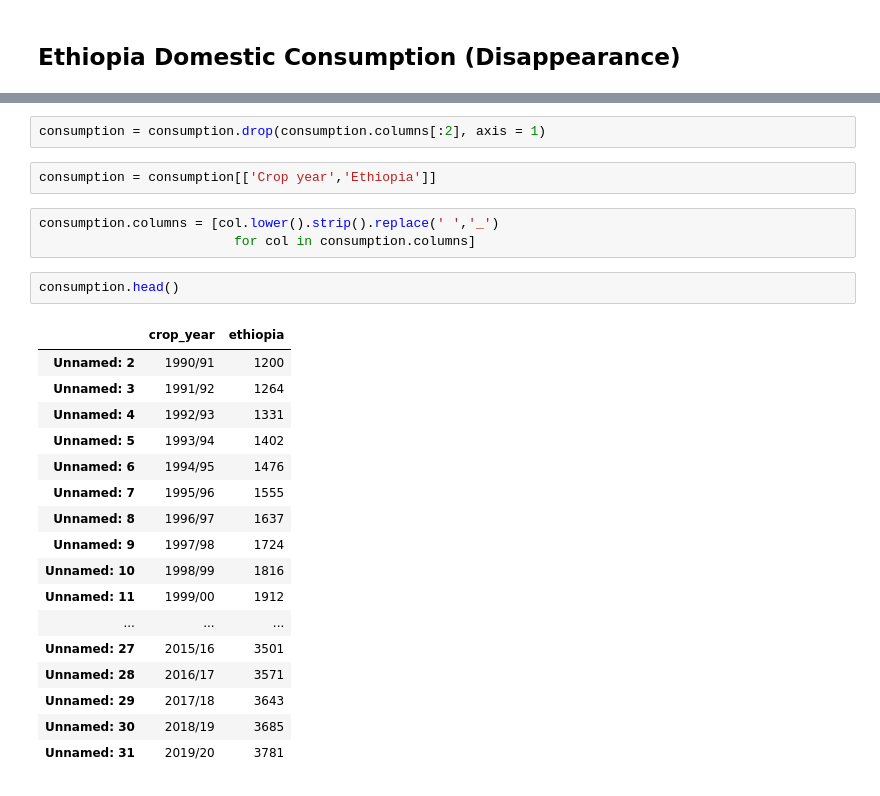
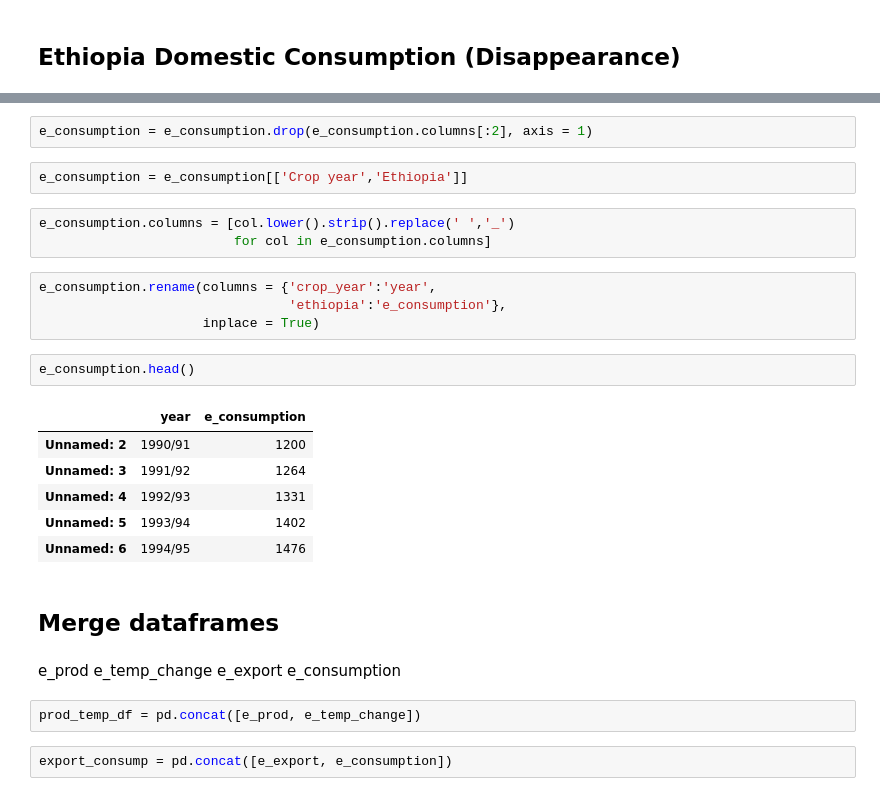
Before and after one commit to sanghyuns/Climate_Change_vs_Coffee_Production, a Jupyter notebook: Shawn.ipynb, the cells around one changed output, grey strips where cells are left out. Saved outputs shown, nothing was run; the diff lists cells and outputs as text.

```diff
--- a/Shawn.ipynb
+++ b/Shawn.ipynb
@@ -133,29 +128,33 @@ consumption.head()
 | Unnamed: 6 | NaN | NaN | 1994/95 | NaN | 11506.499 | 25 | ... |
 5 rows × 67 columns
 # %%
-consumption = consumption.drop(consumption.columns[:2], axis = 1)
+e_consumption = e_consumption.drop(e_consumption.columns[:2], axis = 1)
 # %%
-consumption = consumption[['Crop year','Ethiopia']]
+e_consumption = e_consumption[['Crop year','Ethiopia']]
 # %%
-consumption.columns = [col.lower().strip().replace(' ','_')
-                         for col in consumption.columns]
+e_consumption.columns = [col.lower().strip().replace(' ','_')
+                         for col in e_consumption.columns]
+# %%
+e_consumption.rename(columns = {'crop_year':'year',
+                                'ethiopia':'e_consumption'},
+                     inplace = True)
 # %%
-consumption.head()
+e_consumption.head()
 # %% [output]
-|  | crop_year | ethiopia |
+|  | year | e_consumption |
 | Unnamed: 2 | 1990/91 | 1200 |
 | Unnamed: 3 | 1991/92 | 1264 |
 | Unnamed: 4 | 1992/93 | 1331 |
 | Unnamed: 5 | 1993/94 | 1402 |
 | Unnamed: 6 | 1994/95 | 1476 |
-| Unnamed: 7 | 1995/96 | 1555 |
-| Unnamed: 8 | 1996/97 | 1637 |
-| Unnamed: 9 | 1997/98 | 1724 |
-| Unnamed: 10 | 1998/99 | 1816 |
-| Unnamed: 11 | 1999/00 | 1912 |
-| ... | ... | ... |
-| Unnamed: 27 | 2015/16 | 3501 |
-| Unnamed: 28 | 2016/17 | 3571 |
-| Unnamed: 29 | 2017/18 | 3643 |
-| Unnamed: 30 | 2018/19 | 3685 |
-| Unnamed: 31 | 2019/20 | 3781 |
+# %% [markdown]
+## Merge dataframes
+# %% [markdown]
+e_prod
+e_temp_change
+e_export
+e_consumption
+# %%
+prod_temp_df = pd.concat([e_prod, e_temp_change])
+# %%
+export_consump = pd.concat([e_export, e_consumption])
```
Also changed, not shown: parts of 16 cells of this notebook.
